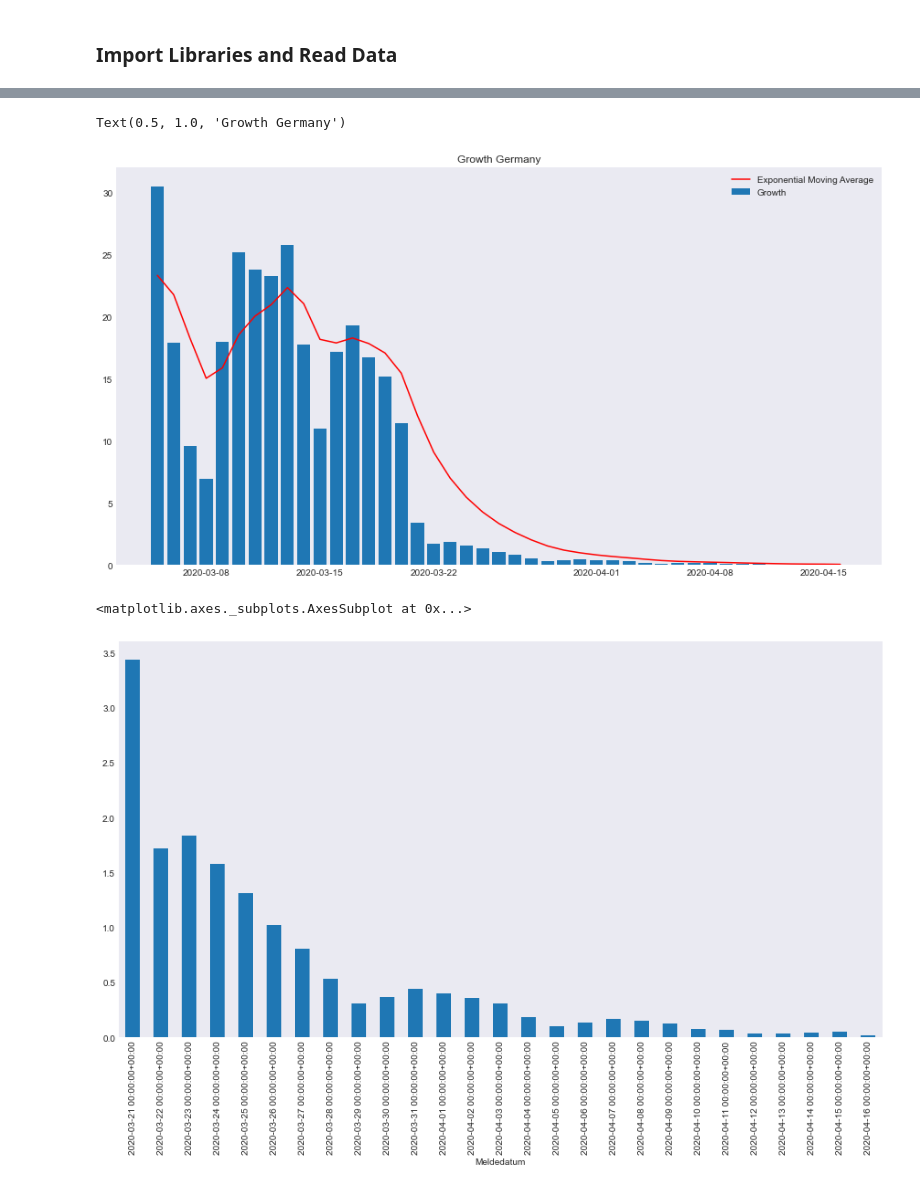
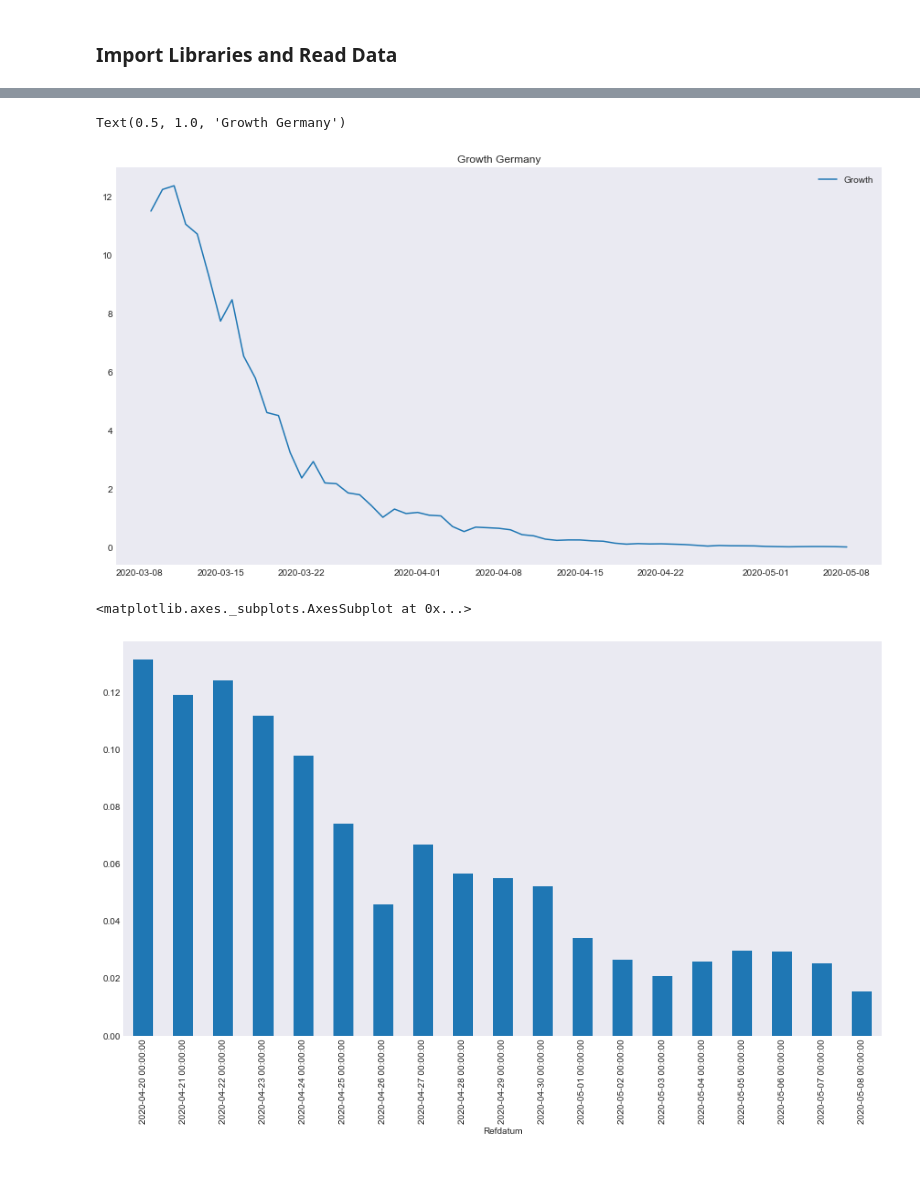
Before and after one commit to JakobRohrhirsch/COVID-19-JHU-CSSE-Analysis, a Jupyter notebook: COVID-19 RKI Analysis.ipynb, the cells around one changed output, grey strips where cells are left out. Cells and saved outputs as stored; diff of their text form; code cells hidden in the pictures.

```diff
--- a/COVID-19 RKI Analysis.ipynb
+++ b/COVID-19 RKI Analysis.ipynb
@@ -34,7 +34,7 @@ def new_cases_by_date(rki_raw, rki_flag_column='Neuer Fall', rki_count_columns='
     rki_raw: raw DataFrame from Robert Koch Institute
     """
     condition = rki_raw[rki_flag_column].isin((0, 1))
-    rki_series = rki_raw[condition].groupby('Meldedatum').sum()[rki_count_columns].copy()
+    rki_series = rki_raw[condition].groupby('Refdatum').sum()[rki_count_columns].copy()
     rki_series.index = pd.to_datetime(rki_series.index)
     rki_series.sort_index(inplace=True)
     return rki_series
@@ -109,19 +109,18 @@ rki.NewDeath['03-01-2020':].plot.bar()
 # %%
-start_date = '03-05-2020'
+start_date = '03-09-2020'
 x = rki[start_date:].index
-
-plt.bar(x, rki.Growth[start_date:], label='Growth')
-plt.plot(x, rki.Growth.ewm(span=6,adjust=False).mean()[start_date:], label='Exponential Moving Average', color='red')
+plt.plot(x, rki.Growth[start_date:], label='Growth')
+#plt.plot(x, rki.Growth.ewm(span=6,adjust=False).mean()[start_date:], label='Exponential Moving Average', color='red')
 plt.legend(loc='best')
 plt.title('Growth Germany')
 # %% [output]
 Text(0.5, 1.0, 'Growth Germany')
-[figure, old version]
+[figure, new version]
 # %%
-rki.Growth['03-21-2020':].plot.bar()
+rki.Growth['04-20-2020':].plot.bar()
 # %% [output]
 <matplotlib.axes._subplots.AxesSubplot at 0x...>
-[figure, old version]
+[figure, new version]
 # %%
 start_date = '03-01-2020'
 x = rki[start_date:].index
```
Also changed, not shown: parts of 11 cells of this notebook.
